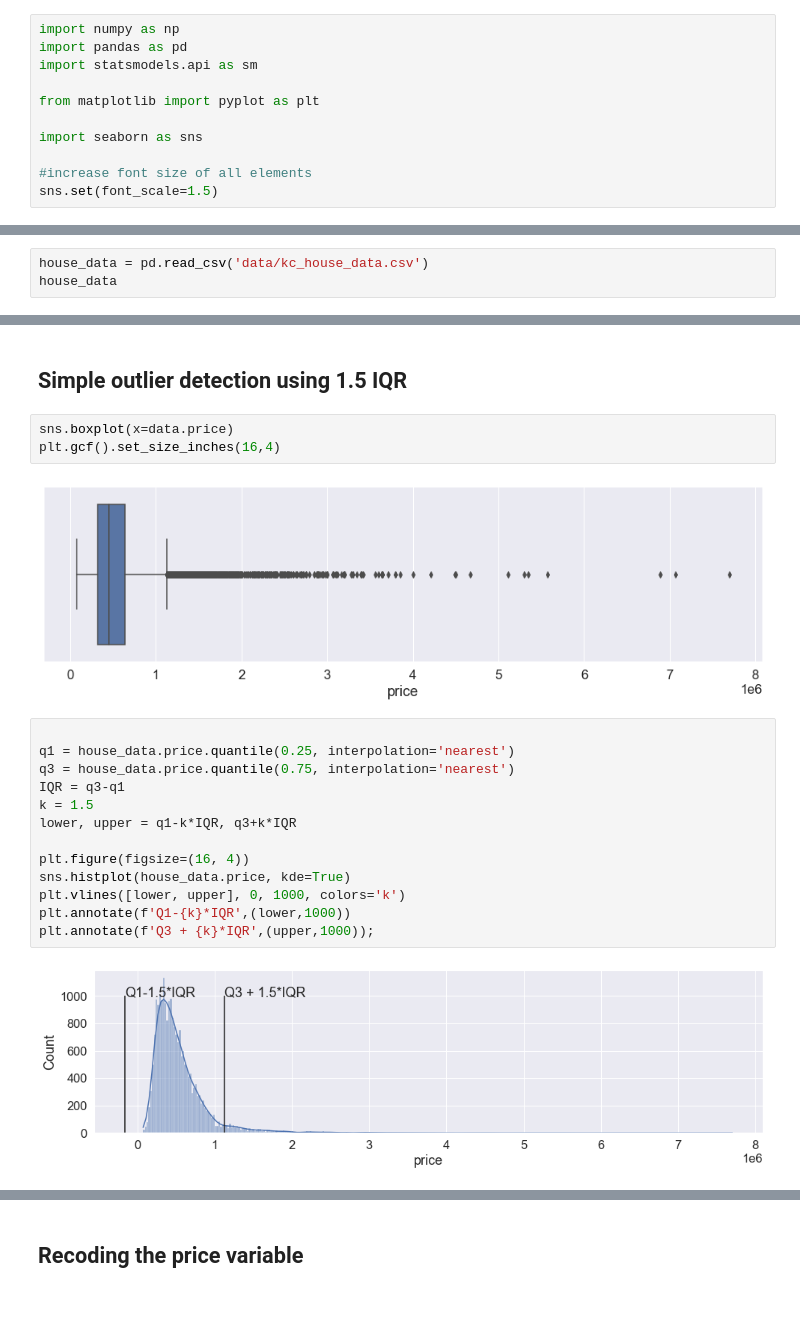
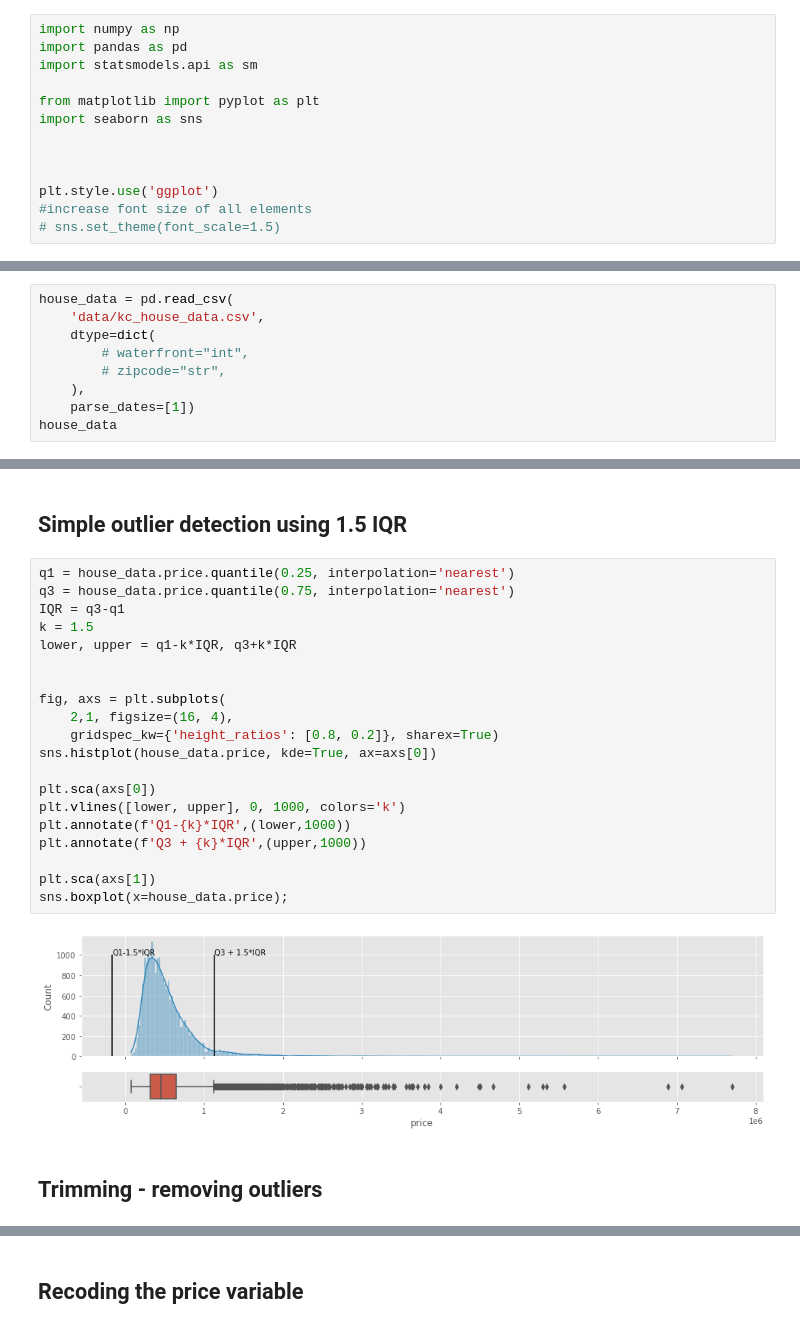
Before and after one commit to EPF-MDE/data-cleaning, a Jupyter notebook: Outliers/handle_outliers.ipynb, the cells around one changed output, grey strips where cells are left out. Drawn from its saved outputs; the diff is of its cells as text.

```diff
--- a/Outliers/handle_outliers.ipynb
+++ b/Outliers/handle_outliers.ipynb
@@ -6,16 +6,24 @@ import pandas as pd
 import statsmodels.api as sm
 
 from matplotlib import pyplot as plt
-
 import seaborn as sns
 
+
+
+plt.style.use('ggplot')
 #increase font size of all elements
-sns.set(font_scale=1.5)
+# sns.set_theme(font_scale=1.5)
 # %% [markdown]
 ## Loading a dataset
 [Dataset: House Sales in King County, USA](https://www.kaggle.com/datasets/harlfoxem/housesalesprediction)
 # %%
-house_data = pd.read_csv('data/kc_house_data.csv')
+house_data = pd.read_csv(
+    'data/kc_house_data.csv',
+    dtype=dict(
+        # waterfront="int",
+        # zipcode="str",
+    ),
+    parse_dates=[1])
 house_data
 # %% [output]
 |  | id | date | price | bedrooms | bathrooms | sqft_living | sqft_lot | floors | waterfront | view | ... |
@@ -79,22 +89,26 @@ fig.tight_layout()
 # %% [markdown]
 ## Simple outlier detection using 1.5 IQR
-# %%
-sns.boxplot(x=data.price)
-plt.gcf().set_size_inches(16,4)
-# %% [output]
-[figure, removed]
 # %%
-
 q1 = house_data.price.quantile(0.25, interpolation='nearest')
 q3 = house_data.price.quantile(0.75, interpolation='nearest')
 IQR = q3-q1
 k = 1.5
 lower, upper = q1-k*IQR, q3+k*IQR
 
-plt.figure(figsize=(16, 4))
-sns.histplot(house_data.price, kde=True)
+
+fig, axs = plt.subplots(
+    2,1, figsize=(16, 4),
+    gridspec_kw={'height_ratios': [0.8, 0.2]}, sharex=True)
+sns.histplot(house_data.price, kde=True, ax=axs[0])
+
+plt.sca(axs[0])
 plt.vlines([lower, upper], 0, 1000, colors='k')
 plt.annotate(f'Q1-{k}*IQR',(lower,1000))
-plt.annotate(f'Q3 + {k}*IQR',(upper,1000));
+plt.annotate(f'Q3 + {k}*IQR',(upper,1000))
+
+plt.sca(axs[1])
+sns.boxplot(x=house_data.price);
 # %% [output]
-[figure, old version]
+[figure, new version]
+# %% [markdown]
+## Trimming - removing outliers
```
Also changed, not shown: parts of 25 cells of this notebook.
